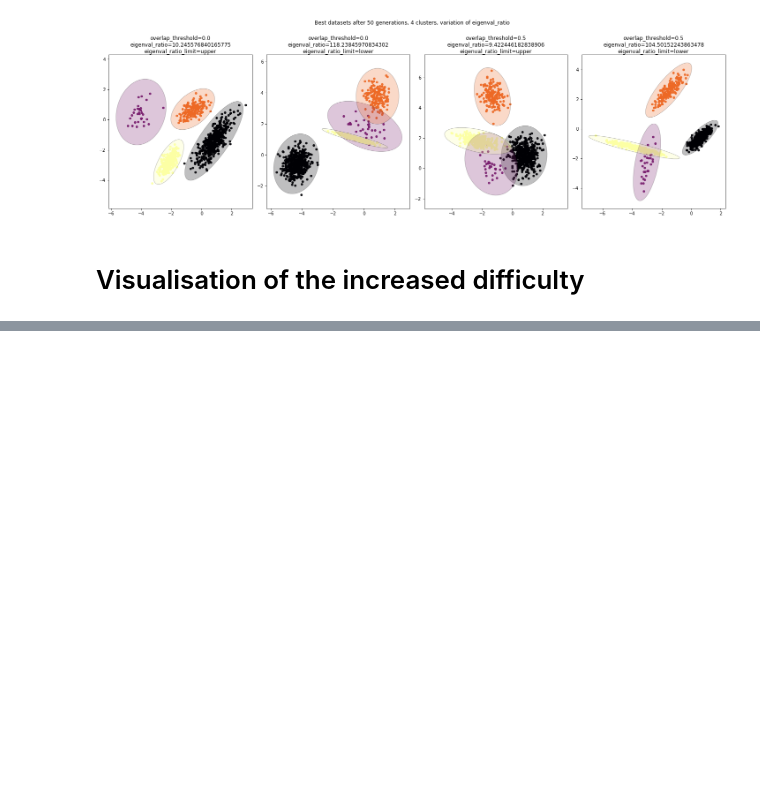
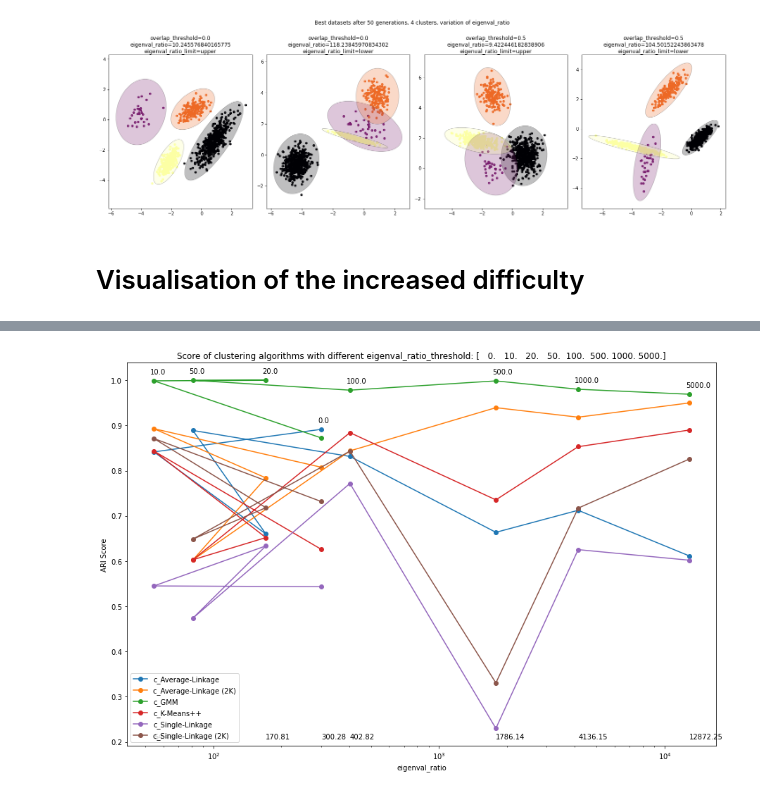
Before and after one commit to LudovicSterlin/projet-stochastic, a Jupyter notebook: clustering_datasets.ipynb, the cells around one changed output, grey strips where cells are left out. Drawn from its saved outputs; the diff is of its cells as text; code cells hidden in the pictures; blank space fills up the shorter version.

```diff
--- a/clustering_datasets.ipynb
+++ b/clustering_datasets.ipynb
@@ -579,0 +477,31 @@ figsize=(15,10), title="Score of clustering algorithms with different overlap ta
+# %%
+# Variation of eccentricity
+SEED_NUM = 21
+eigenval_ratios = [0, 10, 20, 50, 100, 500, 1000, 5000]
+config_eigenval = {
+    "hawks": {
+        "seed_num": SEED_NUM,
+        "num_runs": 4,
+    },
+    "dataset": {
+        "num_clusters": 4
+    },
+    "objectives": {
+        "silhouette": {
+            "target": 0.2
+        }
+    },
+    "ga": {
+        "prob_fitness": 0.2,
+    },
+    "constraints": {
+        "eigenval_ratio": {
+            "threshold": eigenval_ratios,
+            "limit": "lower"
+        }
+    }
+}
+gen_e = run_config(config_eigenval)
+# %%
+dfe = analyse_mean(gen_e)
+dfe.head(10)
@@ -580,3 +520,7 @@ figsize=(15,10), title="Score of clustering algorithms with different overlap ta
+# %%
+plot_param_variation(dfe, "eigenval_ratio_threshold", "eigenval_ratio", marker='o', logx=True)
+# %% [output]
+[figure, added]
 # %%
 # generator.plot_best_indivs(show=True)
 # %% [markdown]
```
Also changed, not shown: parts of 24 cells of this notebook, 1 other file.
